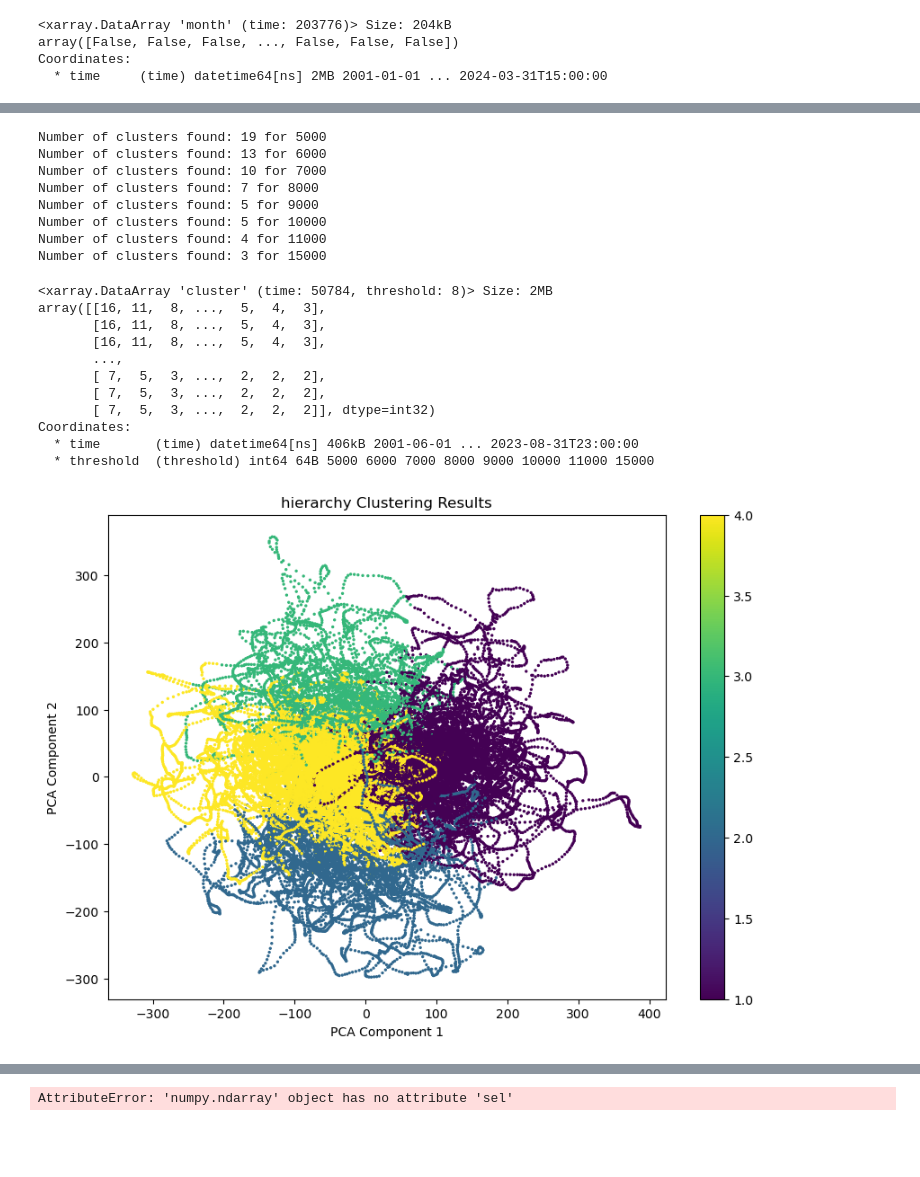
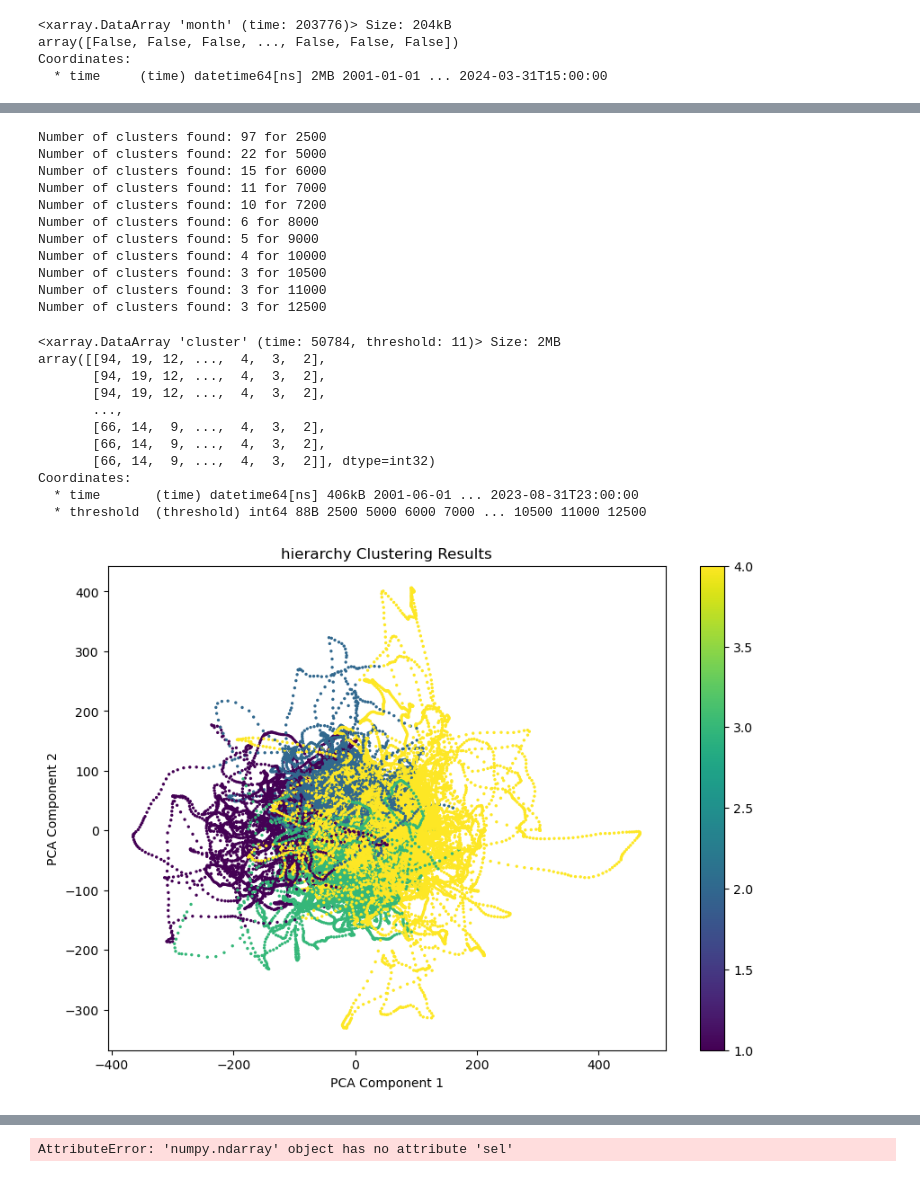
Before and after one commit to liuye923/tall_tower_lidar, a Jupyter notebook: ContrastiveTransformer/scripts/03.clustering_Linkage.ipynb, the cells around one changed output, grey strips where cells are left out. Cells and saved outputs as stored; diff of their text form; code cells hidden in the pictures; blank space fills up the shorter version.

```diff
--- a/ContrastiveTransformer/scripts/03.clustering_Linkage.ipynb
+++ b/ContrastiveTransformer/scripts/03.clustering_Linkage.ipynb
@@ -25,11 +25,20 @@ root_dir = '/global/cfs/projectdirs/m1657/liuy351/TallTower/ContrastiveTransform
 # linkage_path = '../runs/linkage_metrix.s.e10b128.2001-2020.npy'
 # clustering_label_path = '../clustering_linkage.s.e10b128.2001-2020.JJA.nc'
 
-feature_path = '../runs/transformer_embedding.s.e10b128.2001-2024.allmean.pt'
-time_idx_path = '../data/processed/preprocessed_data_time.2001-2024.allmean.csv'
-linkage_path = '../runs/linkage_metrix.s.e10b128.2001-2024.allmean.npy'
+# feature_path = '../runs/transformer_embedding.s.e10b128.2001-2024.allmean.pt'
+# time_idx_path = '../data/processed/preprocessed_data_time.2001-2024.allmean.csv'
+# linkage_path = '../runs/linkage_metrix.s.e10b128.2001-2024.allmean.npy'
 # clustering_label_path = '../runs/clustering_linkage.s.e10b128.2001-2024.JJA.allmean.nc'
-clustering_label_path = '../runs/clustering_linkage.s.e10b128.2001-2024.allmean.nc'
+# clustering_label_path = '../runs/clustering_linkage.s.e10b128.2001-2024.JJA.allmean.30dr12h.nc'
+# clustering_label_path = '../runs/clustering_linkage.s.e10b128.2001-2024.allmean.nc'
+# clustering_label_path = '../runs/clustering_linkage.s.e10b128.2014-2024.allmean.nc'
+
+model_option = 'allmean'
+cluster_option = 'ANN.r30d24h' # r30d - remove 30 day running mean, 24h - 24 hour running mean
+feature_path = f'../runs/transformer_embedding.s.e10b128.2001-2024.{model_option}.pt'
+time_idx_path = f'../data/processed/preprocessed_data_time.2001-2024.{model_option}.csv'
+linkage_path = f'../runs/linkage_metrix.s.e10b128.2014-2024.{model_option}.{cluster_option}.npy'
+clustering_label_path = f'../runs/clustering_linkage.s.e10b128.2014-2024.{model_option}.{cluster_option}.nc'
 # %%
 # read features
 feature = torch.load(feature_path, map_location=torch.device('cpu')).numpy()
@@ -78,7 +88,7 @@ Coordinates:
 
 # xfeature = feature.sel(time=feature['time.month'].isin([6,7,8]))
 
-xfeature = feature.sel(time=slice('2011-01-01', '2020-12-31'))
+xfeature = feature.sel(time=slice('2014-01-01', '2024-12-31'))
 
 xfeature
 # %% [output]
@@ -111,12 +121,13 @@ array([2.77180000e+04, 2.77190000e+04, 5.00061768e-01, 2.00000000e+00])
 # %%
 # thresholds = [500, 600, 700, 800, 900, 1000, 1100, 1200, 1300, 2000]
-thresholds = [5000,6000,7000,8000,9000, 10000,11000,15000]
+thresholds = [2500,5000,6000,7000,7200,8000,9000,10000,10500,11000,12500]
 # thresholds = [15000,17500,20000,25000,28000,30000,35000]
 
 fig, ax = plt.subplots(1,1, figsize=(10, 7))
 labels = [f'Sample {i}' for i in range(xfeature.shape[0])]
 
 _ = dendrogram(Z, truncate_mode='lastp', p=30, leaf_rotation=90, labels=labels, ax=ax)
+# _ = dendrogram(Z, leaf_rotation=90, labels=labels, ax=ax)
 
 for threshold in thresholds:
     ax.axhline(threshold, c='tab:gray')
@@ -133,44 +144,47 @@ output_labels = np.stack(output_labels, axis=1)
 output_labels = xr.DataArray(output_labels, dims=['time', 'threshold'], coords=[xfeature.time, thresholds], name='cluster')
 output_labels.to_netcdf(clustering_label_path)
 # %% [output]
-Number of clusters found: 19 for 5000
-Number of clusters found: 13 for 6000
-Number of clusters found: 10 for 7000
-Number of clusters found: 7 for 8000
+Number of clusters found: 97 for 2500
+Number of clusters found: 22 for 5000
+Number of clusters found: 15 for 6000
+Number of clusters found: 11 for 7000
+Number of clusters found: 10 for 7200
+Number of clusters found: 6 for 8000
 Number of clusters found: 5 for 9000
-Number of clusters found: 5 for 10000
-Number of clusters found: 4 for 11000
-Number of clusters found: 3 for 15000
+Number of clusters found: 4 for 10000
+Number of clusters found: 3 for 10500
+Number of clusters found: 3 for 11000
+Number of clusters found: 3 for 12500
 # %%
 output_labels
 # %% [output]
-<xarray.DataArray 'cluster' (time: 50784, threshold: 8)> Size: 2MB
-array([[16, 11,  8, ...,  5,  4,  3],
-       [16, 11,  8, ...,  5,  4,  3],
-       [16, 11,  8, ...,  5,  4,  3],
+<xarray.DataArray 'cluster' (time: 50784, threshold: 11)> Size: 2MB
+array([[94, 19, 12, ...,  4,  3,  2],
+       [94, 19, 12, ...,  4,  3,  2],
+       [94, 19, 12, ...,  4,  3,  2],
        ...,
-       [ 7,  5,  3, ...,  2,  2,  2],
-       [ 7,  5,  3, ...,  2,  2,  2],
-       [ 7,  5,  3, ...,  2,  2,  2]], dtype=int32)
+       [66, 14,  9, ...,  4,  3,  2],
+       [66, 14,  9, ...,  4,  3,  2],
+       [66, 14,  9, ...,  4,  3,  2]], dtype=int32)
 Coordinates:
   * time       (time) datetime64[ns] 406kB 2001-06-01 ... 2023-08-31T23:00:00
-  * threshold  (threshold) int64 64B 5000 6000 7000 8000 9000 10000 11000 15000
+  * threshold  (threshold) int64 88B 2500 5000 6000 7000 ... 10500 11000 12500
 # %%
 from sklearn.decomposition import PCA
 import matplotlib.pyplot as plt
 
 pca = PCA(n_components=2)
 reduced_features = pca.fit_transform(xfeature)
 
 plt.figure(figsize=(10, 7))
-plt.scatter(reduced_features[:, 0], reduced_features[:, 1], c=output_labels.sel(threshold=11000), cmap='viridis', s=2)
+plt.scatter(reduced_features[:, 0], reduced_features[:, 1], c=output_labels.sel(threshold=10500), cmap='viridis', s=2)
 plt.title("hierarchy Clustering Results")
 plt.xlabel("PCA Component 1")
 plt.ylabel("PCA Component 2")
 plt.colorbar()
 plt.show()
 # %% [output]
-[figure, old version]
+[figure, new version]
 # %%
 fig, ax = plt.subplots(1, 1, figsize=(11,5))
 _output_labels = output_labels.sel(time=slice('2016-06-01 00:00', '2016-06-30 00:00'))
```
Also changed, not shown: parts of 7 cells of this notebook, 3 other files.
